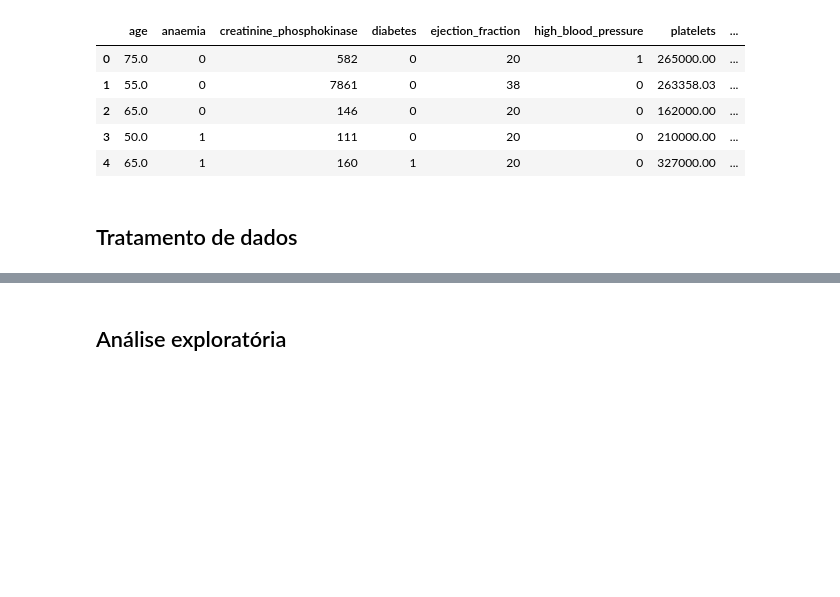
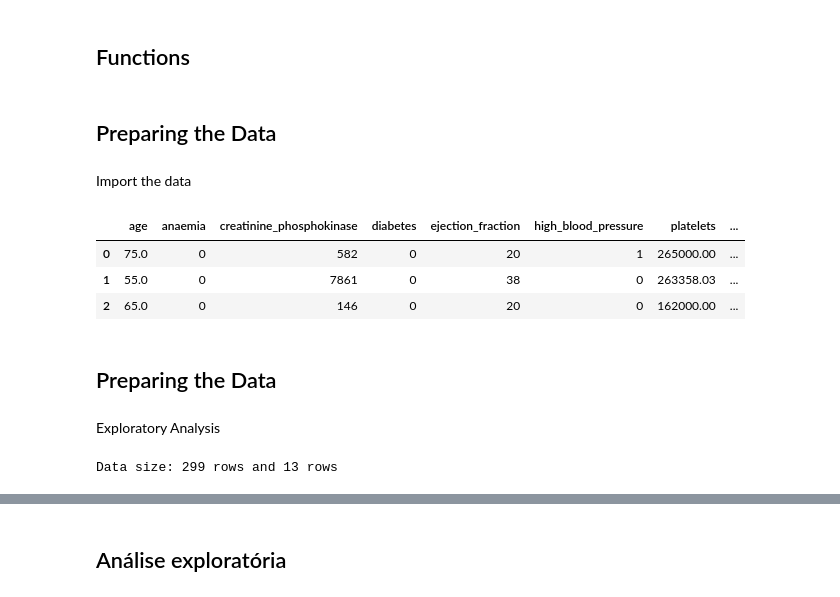
Before and after one commit to lok0zzz/heart-failure-prevision, a Jupyter notebook: heart-failure.ipynb, the cells around one changed output, grey strips where cells are left out. Cells and saved outputs as stored; diff of their text form; code cells hidden in the pictures; blank space fills up the shorter version.

```diff
--- a/heart-failure.ipynb
+++ b/heart-failure.ipynb
@@ -8,12 +37,31 @@ import plotly.express as px
+# %% [markdown]
+## Functions
+# %%
+def import_data(data_path, sep=','):
+    data = pd.read_csv(f'{data_path}')
+
+    data.head()
+    return data
+# %% [markdown]
+## Preparing the Data
+# %% [markdown]
+Import the data
 # %%
-data = pd.read_csv('Heart Failure Clinical Records.csv')
-data.head()
+data = import_data("Heart Failure Clinical Records.csv")
+data.head(3)
 # %% [output]
 |  | age | anaemia | creatinine_phosphokinase | diabetes | ejection_fraction | high_blood_pressure | platelets | ... |
 | 0 | 75.0 | 0 | 582 | 0 | 20 | 1 | 265000.00 | ... |
 | 1 | 55.0 | 0 | 7861 | 0 | 38 | 0 | 263358.03 | ... |
 | 2 | 65.0 | 0 | 146 | 0 | 20 | 0 | 162000.00 | ... |
-| 3 | 50.0 | 1 | 111 | 0 | 20 | 0 | 210000.00 | ... |
-| 4 | 65.0 | 1 | 160 | 1 | 20 | 0 | 327000.00 | ... |
-# %% [markdown]
-## Tratamento de dados
+# %% [markdown]
+## Preparing the Data
+# %% [markdown]
+Exploratory Analysis
+# %%
+#Looking the dataset size
+
+print('Data size: ', end='')
+print(f'{data.shape[0]} rows and {data.shape[1]} rows')
+# %% [output]
+Data size: 299 rows and 13 rows
```
Also changed, not shown: parts of 11 cells of this notebook.
